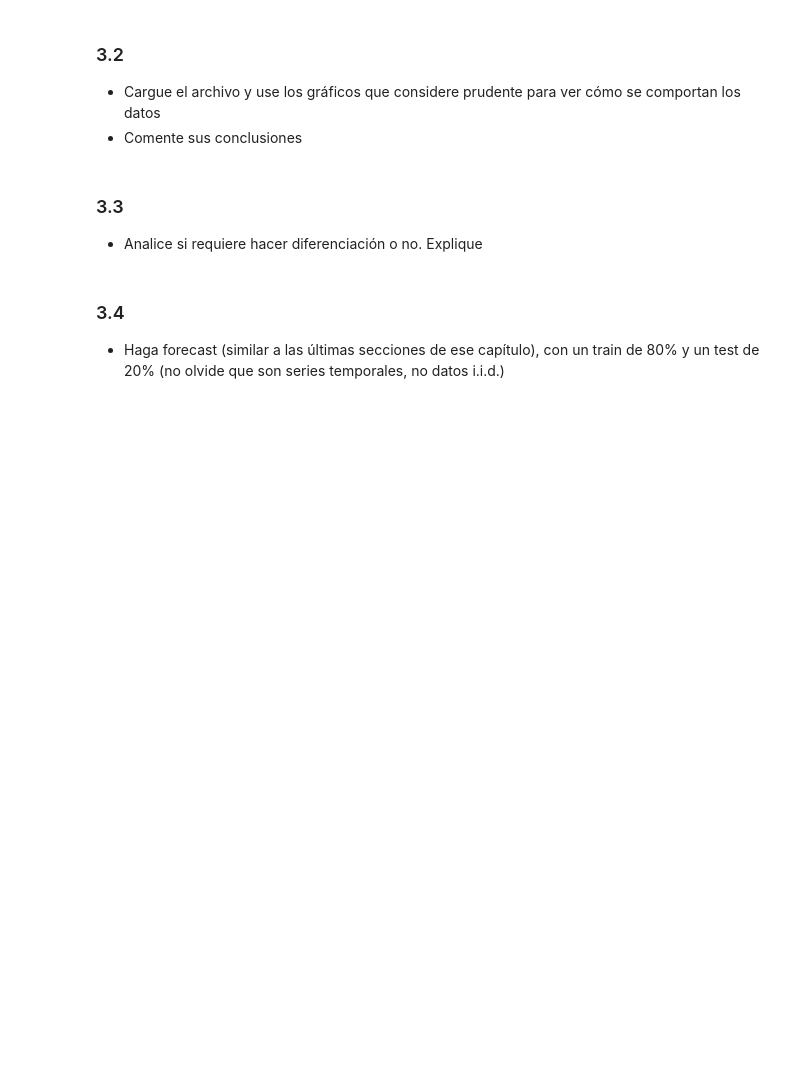
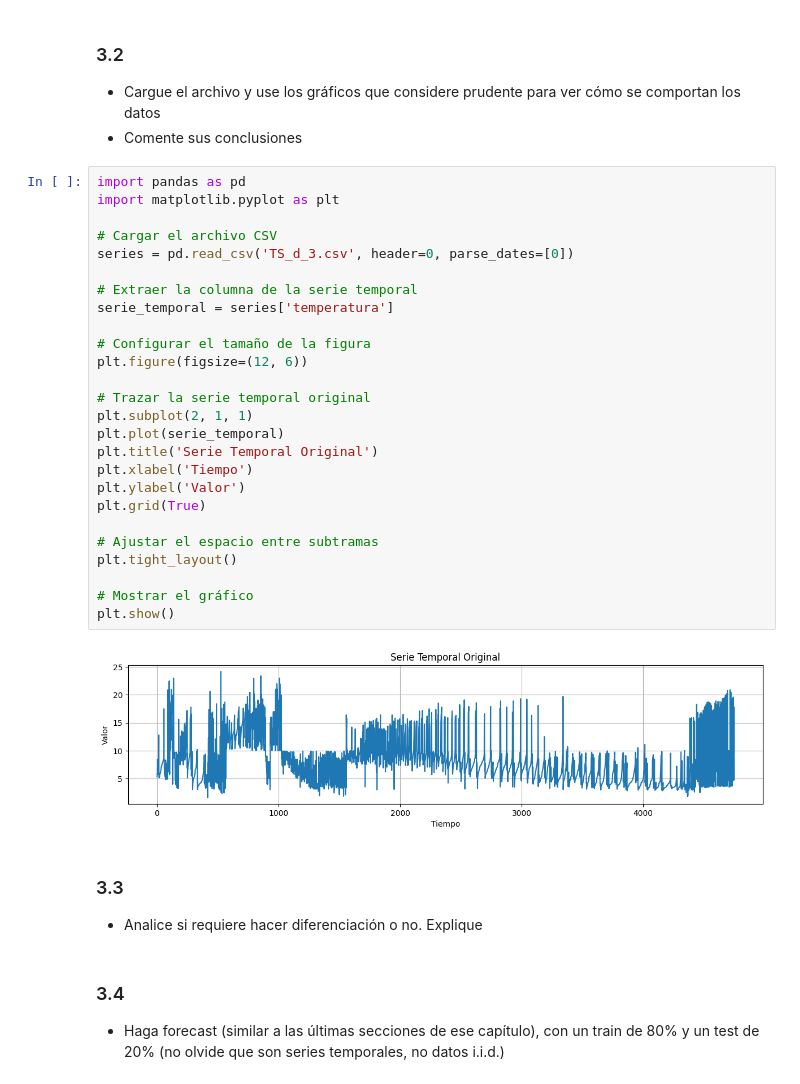
Before and after one commit to JeanPaulRF/Trabajos-IA, a Jupyter notebook: TP1/2023-2-Trabajo Practico_1.ipynb, the cells around one changed output. Saved outputs shown, nothing was run; the diff lists cells and outputs as text; blank space fills up the shorter version.

```diff
--- a/TP1/2023-2-Trabajo Practico_1.ipynb
+++ b/TP1/2023-2-Trabajo Practico_1.ipynb
@@ -306,6 +320,34 @@ de series temporales.
 
 - Cargue el archivo y use los gráficos que considere prudente para ver cómo se comportan los datos
 - Comente sus conclusiones
+# %%
+import pandas as pd
+import matplotlib.pyplot as plt
+
+# Cargar el archivo CSV
+series = pd.read_csv('TS_d_3.csv', header=0, parse_dates=[0])
+
+# Extraer la columna de la serie temporal
+serie_temporal = series['temperatura']
+
+# Configurar el tamaño de la figura
+plt.figure(figsize=(12, 6))
+
+# Trazar la serie temporal original
+plt.subplot(2, 1, 1)
+plt.plot(serie_temporal)
+plt.title('Serie Temporal Original')
+plt.xlabel('Tiempo')
+plt.ylabel('Valor')
+plt.grid(True)
+
+# Ajustar el espacio entre subtramas
+plt.tight_layout()
+
+# Mostrar el gráfico
+plt.show()
+# %% [output]
+[figure, added]
 # %% [markdown]
 ### 3.3
 
```
Also changed, not shown: parts of 2 cells of this notebook.
